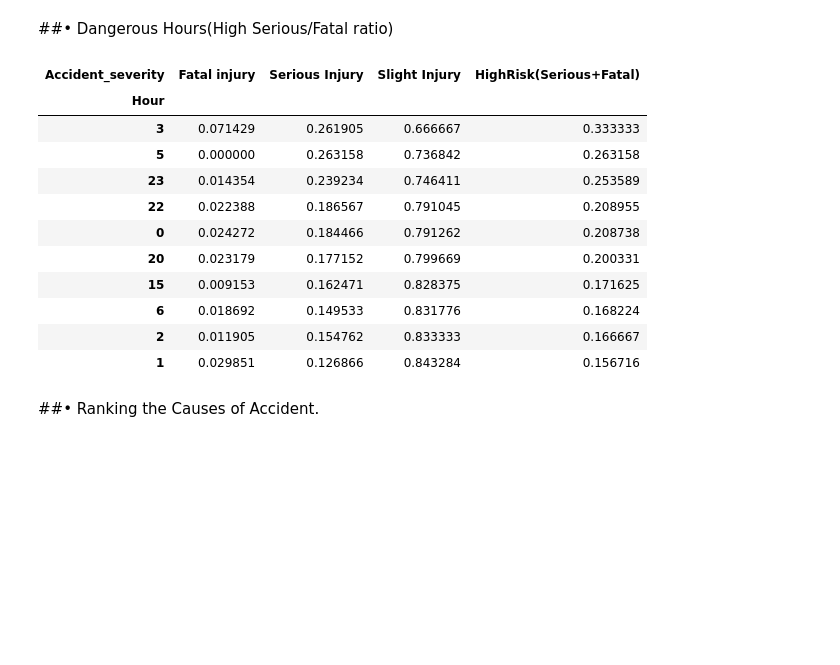
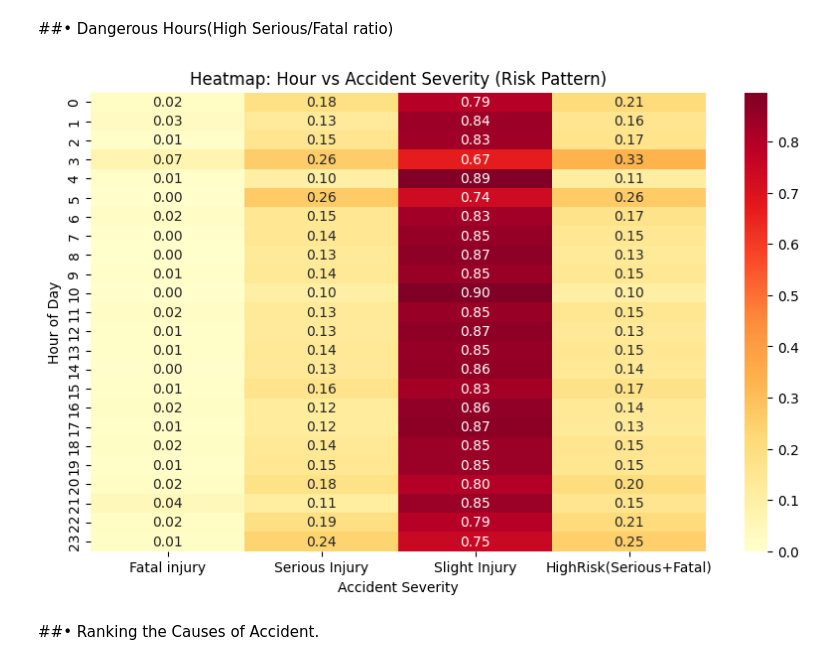
Before and after one commit to Charlsgit/Traffic_Accident_Hotspot_Prediction, a Jupyter notebook: Traffic_Accident_Hotspot_Prediction(Smart_City).ipynb, the cells around one changed output. Cells and saved outputs as stored; diff of their text form; code cells hidden in the pictures; blank space fills up the shorter version.

```diff
--- a/Traffic_Accident_Hotspot_Prediction(Smart_City).ipynb
+++ b/Traffic_Accident_Hotspot_Prediction(Smart_City).ipynb
@@ -180,23 +203,16 @@ risk_surface
 ##• Dangerous Hours(High Serious/Fatal ratio)
 # %%
 risk_hour = pd.crosstab(df["Hour"], df["Accident_severity"], normalize="index")
-risk_hour["HighRisk(Serious+Fatal)"] = risk_hour.get("Serious Injury", 0) + risk_hour.get("Fatal injury", 0)
+risk_hour["HighRisk(Serious+Fatal)"] = (risk_hour.get("Serious Injury", 0) + risk_hour.get("Fatal injury", 0))
 
-risk_hour_sorted = risk_hour.sort_values("HighRisk(Serious+Fatal)", ascending=False)
-risk_hour_sorted.head(10)
+plt.figure(figsize=(10,6))
+sns.heatmap(risk_hour, annot=True, fmt=".2f", cmap="YlOrRd")
+plt.title("Heatmap: Hour vs Accident Severity (Risk Pattern)")
+plt.xlabel("Accident Severity")
+plt.ylabel("Hour of Day")
+plt.show()
 # %% [output]
-| Accident_severity | Fatal injury | Serious Injury | Slight Injury | HighRisk(Serious+Fatal) |
-| Hour |  |  |  |  |
-| 3 | 0.071429 | 0.261905 | 0.666667 | 0.333333 |
-| 5 | 0.000000 | 0.263158 | 0.736842 | 0.263158 |
-| 23 | 0.014354 | 0.239234 | 0.746411 | 0.253589 |
-| 22 | 0.022388 | 0.186567 | 0.791045 | 0.208955 |
-| 0 | 0.024272 | 0.184466 | 0.791262 | 0.208738 |
-| 20 | 0.023179 | 0.177152 | 0.799669 | 0.200331 |
-| 15 | 0.009153 | 0.162471 | 0.828375 | 0.171625 |
-| 6 | 0.018692 | 0.149533 | 0.831776 | 0.168224 |
-| 2 | 0.011905 | 0.154762 | 0.833333 | 0.166667 |
-| 1 | 0.029851 | 0.126866 | 0.843284 | 0.156716 |
+[figure, added]
 # %% [markdown]
 ##• Ranking the Causes of Accident.
 # %%
```
Also changed, not shown: parts of 5 cells of this notebook.
